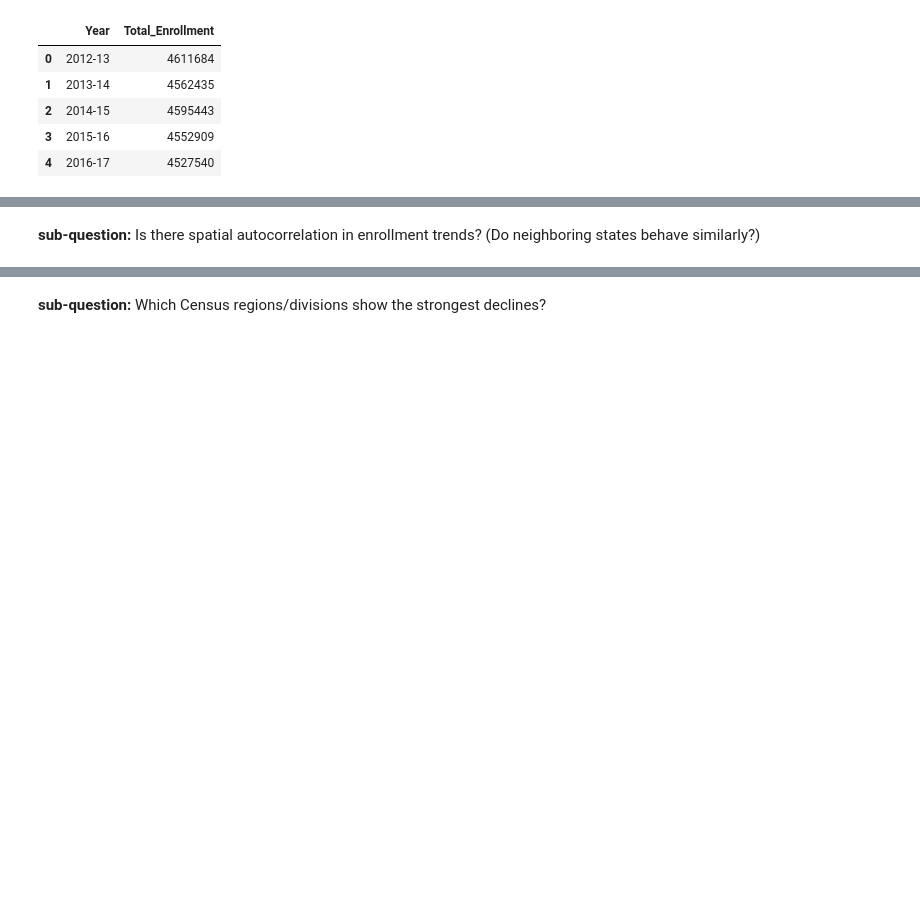
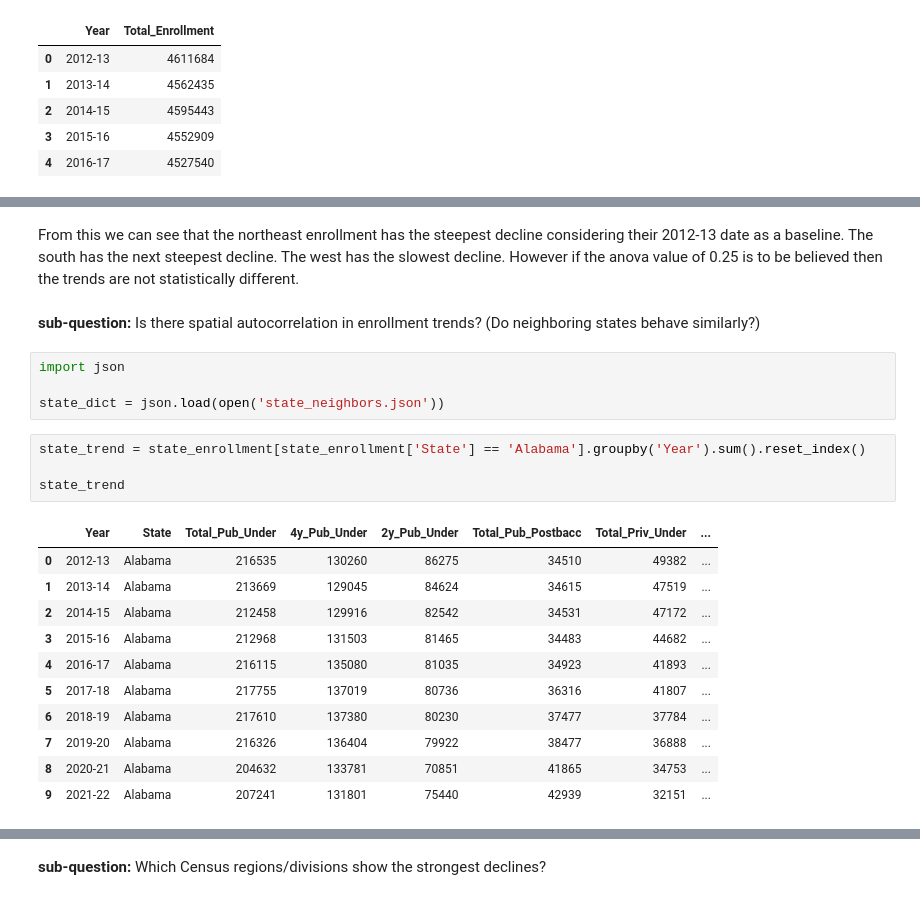
Before and after one commit to Arocha09/EnrollmentForecasting, a Jupyter notebook: descriptive_analysis/geographic_analysis.ipynb, the cells around one changed output, grey strips where cells are left out. Saved outputs shown, nothing was run; the diff lists cells and outputs as text; blank space fills up the shorter version.

```diff
--- a/descriptive_analysis/geographic_analysis.ipynb
+++ b/descriptive_analysis/geographic_analysis.ipynb
@@ -200,2 +397,24 @@ fig.show()
+# %% [markdown]
+From this we can see that the northeast enrollment has the steepest decline considering their 2012-13 date as a baseline. The south has the next steepest decline. The west has the slowest decline. However if the anova value of 0.25 is to be believed then the trends are not statistically different.
 # %% [markdown]
 **sub-question:** Is there spatial autocorrelation in enrollment trends? (Do neighboring states behave similarly?)
+# %%
+import json
+
+state_dict = json.load(open('state_neighbors.json'))
+# %%
+state_trend = state_enrollment[state_enrollment['State'] == 'Alabama'].groupby('Year').sum().reset_index()
+
+state_trend
+# %% [output]
+|  | Year | State | Total_Pub_Under | 4y_Pub_Under | 2y_Pub_Under | Total_Pub_Postbacc | Total_Priv_Under | ... |
+| 0 | 2012-13 | Alabama | 216535 | 130260 | 86275 | 34510 | 49382 | ... |
+| 1 | 2013-14 | Alabama | 213669 | 129045 | 84624 | 34615 | 47519 | ... |
+| 2 | 2014-15 | Alabama | 212458 | 129916 | 82542 | 34531 | 47172 | ... |
+| 3 | 2015-16 | Alabama | 212968 | 131503 | 81465 | 34483 | 44682 | ... |
+| 4 | 2016-17 | Alabama | 216115 | 135080 | 81035 | 34923 | 41893 | ... |
+| 5 | 2017-18 | Alabama | 217755 | 137019 | 80736 | 36316 | 41807 | ... |
+| 6 | 2018-19 | Alabama | 217610 | 137380 | 80230 | 37477 | 37784 | ... |
+| 7 | 2019-20 | Alabama | 216326 | 136404 | 79922 | 38477 | 36888 | ... |
+| 8 | 2020-21 | Alabama | 204632 | 133781 | 70851 | 41865 | 34753 | ... |
+| 9 | 2021-22 | Alabama | 207241 | 131801 | 75440 | 42939 | 32151 | ... |
```
Also changed, not shown: parts of 59 cells of this notebook, 5 other files.
